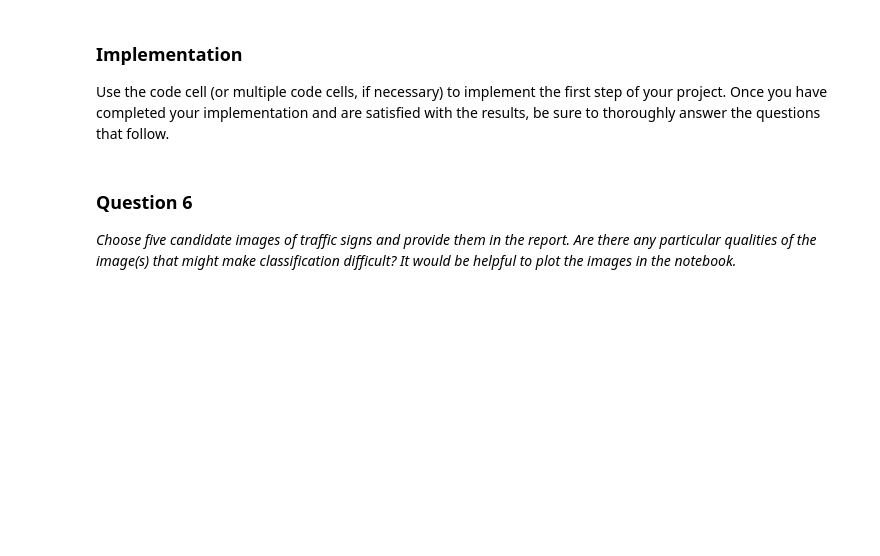
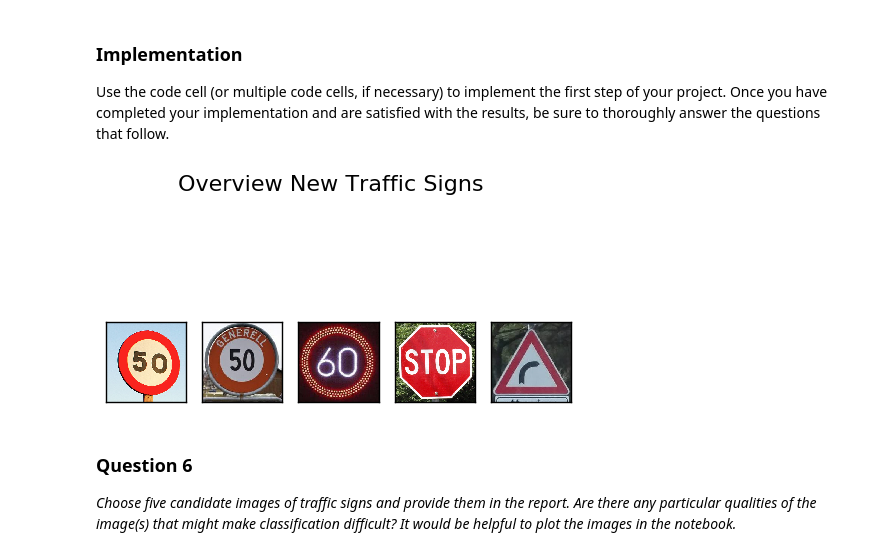
Before and after one commit to johannesfrimberger/CarND-TrafficSigns-p2, a Jupyter notebook: Traffic_Signs_Recognition.ipynb, the cells around one changed output. Drawn from its saved outputs; the diff is of its cells as text; code cells hidden in the pictures; blank space fills up the shorter version.

```diff
--- a/Traffic_Signs_Recognition.ipynb
+++ b/Traffic_Signs_Recognition.ipynb
@@ -612,3 +598,29 @@ Use the code cell (or multiple code cells, if necessary) to implement the first
+# %%
+### Load the images and plot them here.
+import matplotlib.image as mpimage
+import matplotlib.pyplot as plt
+
+filenames = ["local-traffic-signs/img1.png", "local-traffic-signs/img2.png", "local-traffic-signs/img3.png",
+             "local-traffic-signs/img4.png", "local-traffic-signs/img5.png"]
+
+# Create an overview of trafic sign classes and store them in list
+fig = plt.figure()
+fig.suptitle('Overview New Traffic Signs', fontsize=16)
+pltRows = 1
+pltCols = 5
+
+new_traffic_signs = []
+for el, filename in enumerate(filenames):
+    img = mpimage.imread(filename)
+    new_traffic_signs.append(img)
+    plt.subplot(pltRows, pltCols, el + 1)
+    fig = plt.imshow(img, interpolation='nearest')
+    fig.axes.get_xaxis().set_visible(False)
+    fig.axes.get_yaxis().set_visible(False)
+
+plt.show()
+# %% [output]
+[figure, added]
 # %% [markdown]
 ### Question 6
 
```
Also changed, not shown: parts of 7 cells of this notebook, 2 other files.
